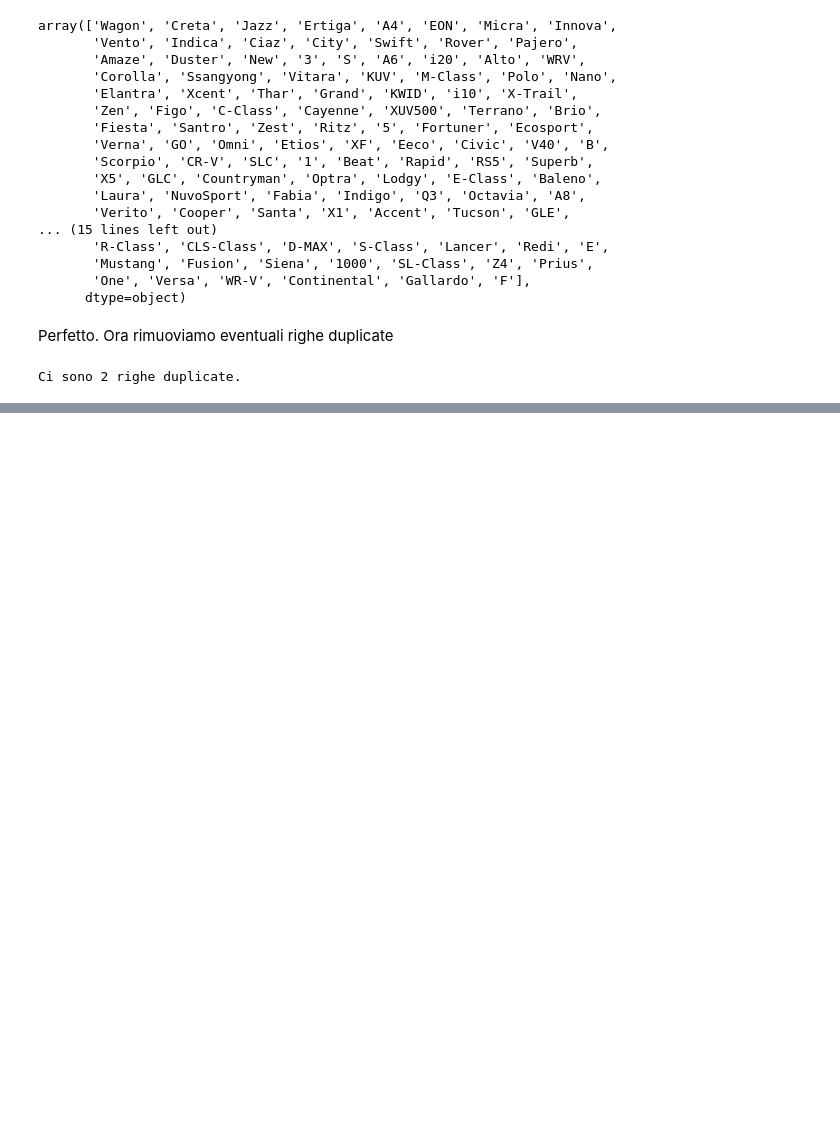
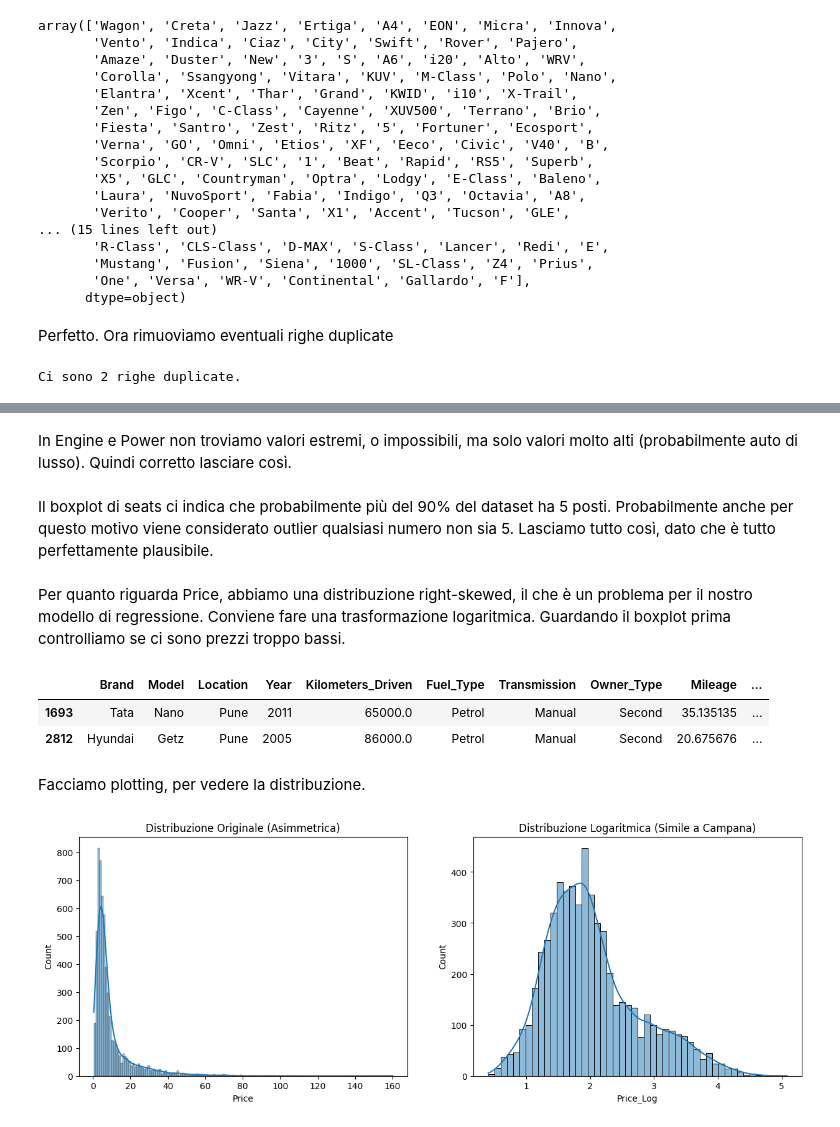
Before and after one commit to fragreco04/progetto-fad-2526, a Jupyter notebook: notebooks/drafts/part-1/edaFil.ipynb, the cells around one changed output, grey strips where cells are left out. Saved outputs shown, nothing was run; the diff lists cells and outputs as text; code cells hidden in the pictures; blank space fills up the shorter version.

```diff
--- a/notebooks/drafts/part-1/edaFil.ipynb
+++ b/notebooks/drafts/part-1/edaFil.ipynb
@@ -392,0 +468,31 @@ Adesso passiamo alla gestione degli outliers.
+# %% [markdown]
+In Engine e Power non troviamo valori estremi, o impossibili, ma solo valori molto alti (probabilmente auto di lusso). Quindi corretto lasciare così.
+# %% [markdown]
+Il boxplot di seats ci indica che probabilmente più del 90% del dataset ha 5 posti. Probabilmente anche per questo motivo viene considerato outlier qualsiasi numero non sia 5. Lasciamo tutto così, dato che è tutto perfettamente plausibile.
+# %% [markdown]
+Per quanto riguarda Price, abbiamo una distribuzione right-skewed, il che è un problema per il nostro modello di regressione. Conviene fare una trasformazione logaritmica. Guardando il boxplot prima controlliamo se ci sono prezzi troppo bassi.
+# %%
+price = df[df['Price'] < 0.5]
+price
+# %% [output]
+|  | Brand | Model | Location | Year | Kilometers_Driven | Fuel_Type | Transmission | Owner_Type | Mileage | ... |
+| 1693 | Tata | Nano | Pune | 2011 | 65000.0 | Petrol | Manual | Second | 35.135135 | ... |
+| 2812 | Hyundai | Getz | Pune | 2005 | 86000.0 | Petrol | Manual | Second | 20.675676 | ... |
+# %%
+df = df[df['Price'] >= 0.5]
+df.reset_index(drop=True, inplace=True)
+# %%
+df['Price_Log'] = np.log1p(df['Price'])
+# %% [markdown]
+Facciamo plotting, per vedere la distribuzione.
+# %%
+fig, ax = plt.subplots(1, 2, figsize=(15, 5))
+sns.histplot(df['Price'], kde=True, ax=ax[0])
+ax[0].set_title('Distribuzione Originale (Asimmetrica)')
+
+sns.histplot(df['Price_Log'], kde=True, ax=ax[1])
+ax[1].set_title('Distribuzione Logaritmica (Simile a Campana)')
+
+plt.show()
+# %% [output]
+[figure, added]
```
Also changed, not shown: parts of 18 cells of this notebook, 3 other files.
